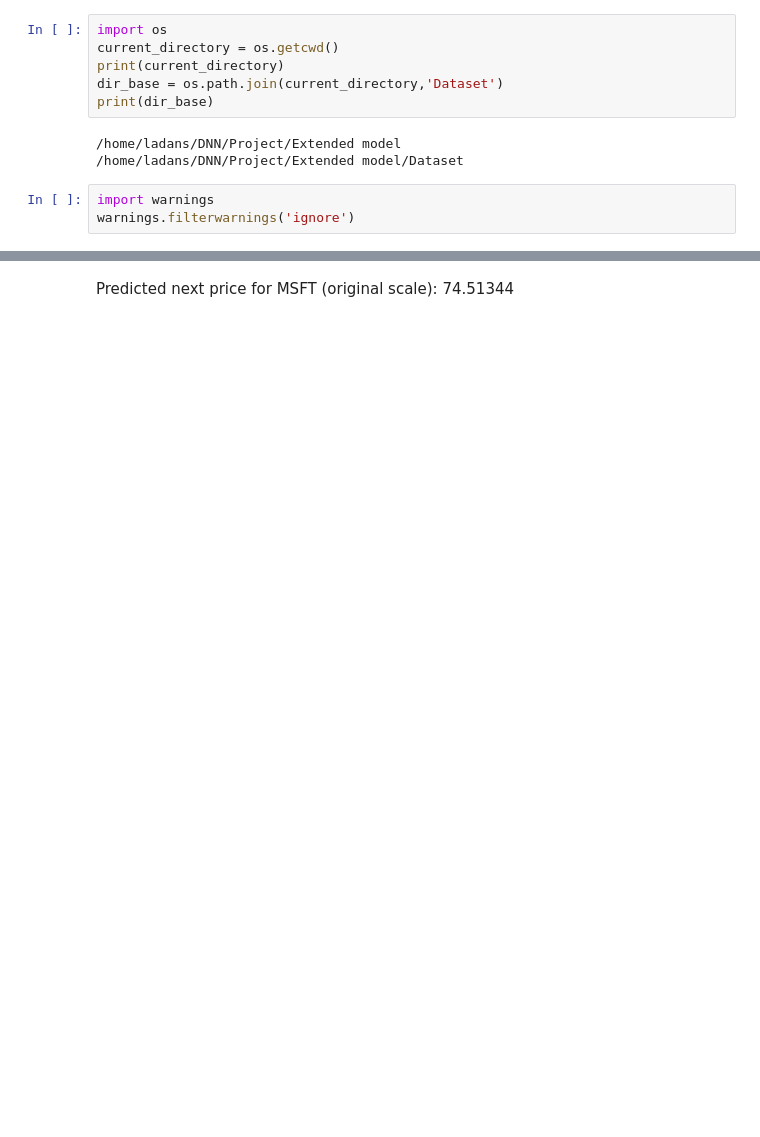
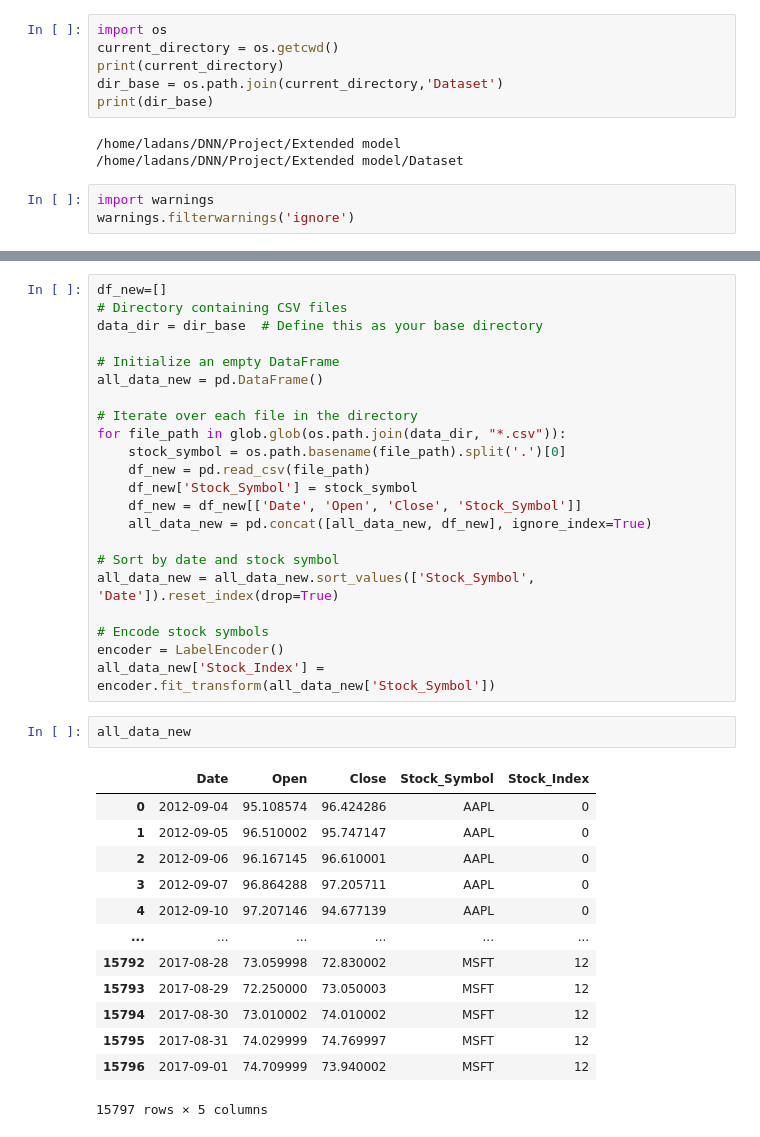
Before and after one commit to ladan-salimi/Stock_price_prediction, a Jupyter notebook: Extended model/Version_3.ipynb, the cells around one changed output, grey strips where cells are left out. Cells and saved outputs as stored; diff of their text form; blank space fills up the shorter version.

```diff
--- a/Extended model/Version_3.ipynb
+++ b/Extended model/Version_3.ipynb
@@ -346,2 +306,38 @@ print("Predicted next price for MSFT (original scale):", predicted_price_origina
-# %% [markdown]
-Predicted next price for MSFT (original scale): 74.51344
+# %%
+df_new=[]
+# Directory containing CSV files
+data_dir = dir_base  # Define this as your base directory
+
+# Initialize an empty DataFrame
+all_data_new = pd.DataFrame()
+
+# Iterate over each file in the directory
+for file_path in glob.glob(os.path.join(data_dir, "*.csv")):
+    stock_symbol = os.path.basename(file_path).split('.')[0]
+    df_new = pd.read_csv(file_path)
+    df_new['Stock_Symbol'] = stock_symbol
+    df_new = df_new[['Date', 'Open', 'Close', 'Stock_Symbol']]
+    all_data_new = pd.concat([all_data_new, df_new], ignore_index=True)
+
+# Sort by date and stock symbol
+all_data_new = all_data_new.sort_values(['Stock_Symbol', 'Date']).reset_index(drop=True)
+
+# Encode stock symbols
+encoder = LabelEncoder()
+all_data_new['Stock_Index'] = encoder.fit_transform(all_data_new['Stock_Symbol'])
+# %%
+all_data_new
+# %% [output]
+|  | Date | Open | Close | Stock_Symbol | Stock_Index |
+| 0 | 2012-09-04 | 95.108574 | 96.424286 | AAPL | 0 |
+| 1 | 2012-09-05 | 96.510002 | 95.747147 | AAPL | 0 |
+| 2 | 2012-09-06 | 96.167145 | 96.610001 | AAPL | 0 |
+| 3 | 2012-09-07 | 96.864288 | 97.205711 | AAPL | 0 |
+| 4 | 2012-09-10 | 97.207146 | 94.677139 | AAPL | 0 |
+| ... | ... | ... | ... | ... | ... |
+| 15792 | 2017-08-28 | 73.059998 | 72.830002 | MSFT | 12 |
+| 15793 | 2017-08-29 | 72.250000 | 73.050003 | MSFT | 12 |
+| 15794 | 2017-08-30 | 73.010002 | 74.010002 | MSFT | 12 |
+| 15795 | 2017-08-31 | 74.029999 | 74.769997 | MSFT | 12 |
+| 15796 | 2017-09-01 | 74.709999 | 73.940002 | MSFT | 12 |
+15797 rows × 5 columns
```
Also changed, not shown: parts of 19 cells of this notebook.
